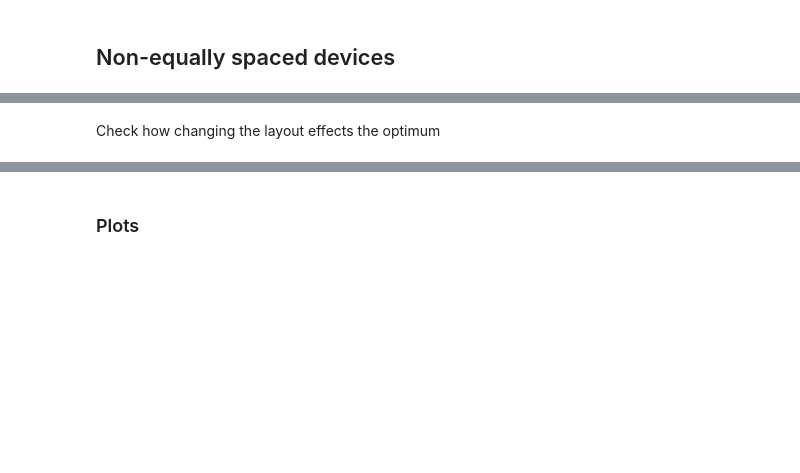
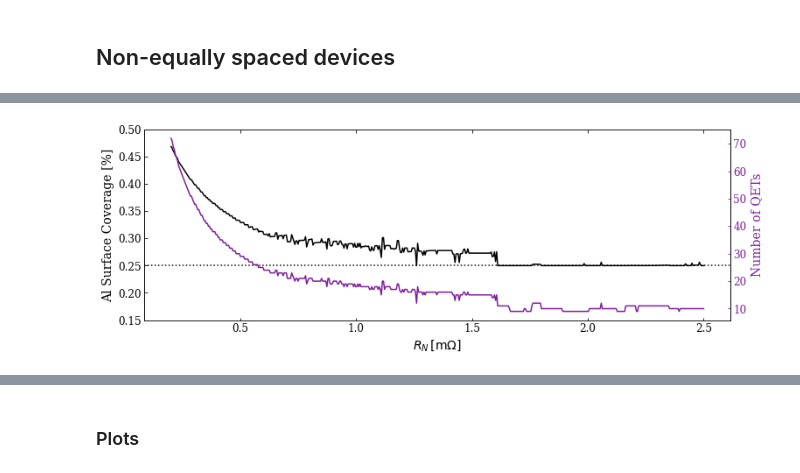
Before and after one commit to cwfink/cm_det_opt, a Jupyter notebook: quarter_percent/point25_percent_cov.ipynb, the cells around one changed output, grey strips where cells are left out. Cells and saved outputs as stored; diff of their text form; code cells hidden in the pictures; blank space fills up the shorter version.

```diff
--- a/quarter_percent/point25_percent_cov.ipynb
+++ b/quarter_percent/point25_percent_cov.ipynb
@@ -528,4 +526,25 @@ KeyboardInterrupt
-# %% [markdown]
-Check how changing the layout effects the optimum
+# %%
+fig, ax1 = plt.subplots(figsize=(12,4))
+
+ax2 = ax1.twinx()
+
+ax2.plot(res_n, ntes, color= 'xkcd:purple')
+
+
+
+ax1.axhline(.25, color='k', linestyle=':')
+ax1.plot(res_n, surf*100, color= 'k')
+
+ax1.set_ylim(.15, .5)
+
+ax1.set_xlabel(r'$R_N\, [\mathrm{m}\Omega]$')
+ax1.set_ylabel('Al Surface Coverage [%]', color='k')
+
+ax2.set_ylabel('Number of QETs', color='xkcd:purple')
+ax2.tick_params(axis="y", colors="xkcd:purple")
+
+fig.savefig('./figs/full_surf_vs_r_not_even.pdf')
+# %% [output]
+[figure, added]
 # %%
 desired_coverage = 0.0025
```
Also changed, not shown: parts of 3 cells of this notebook, 10 other files.
